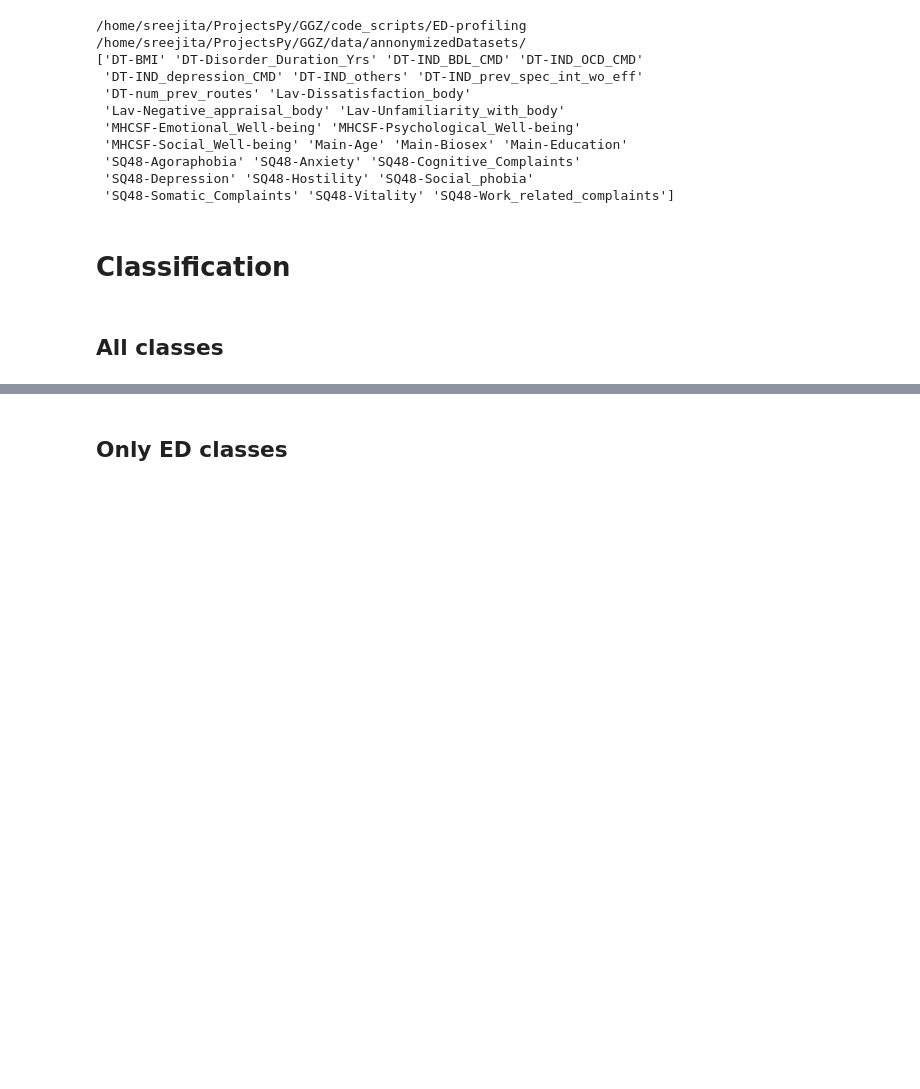
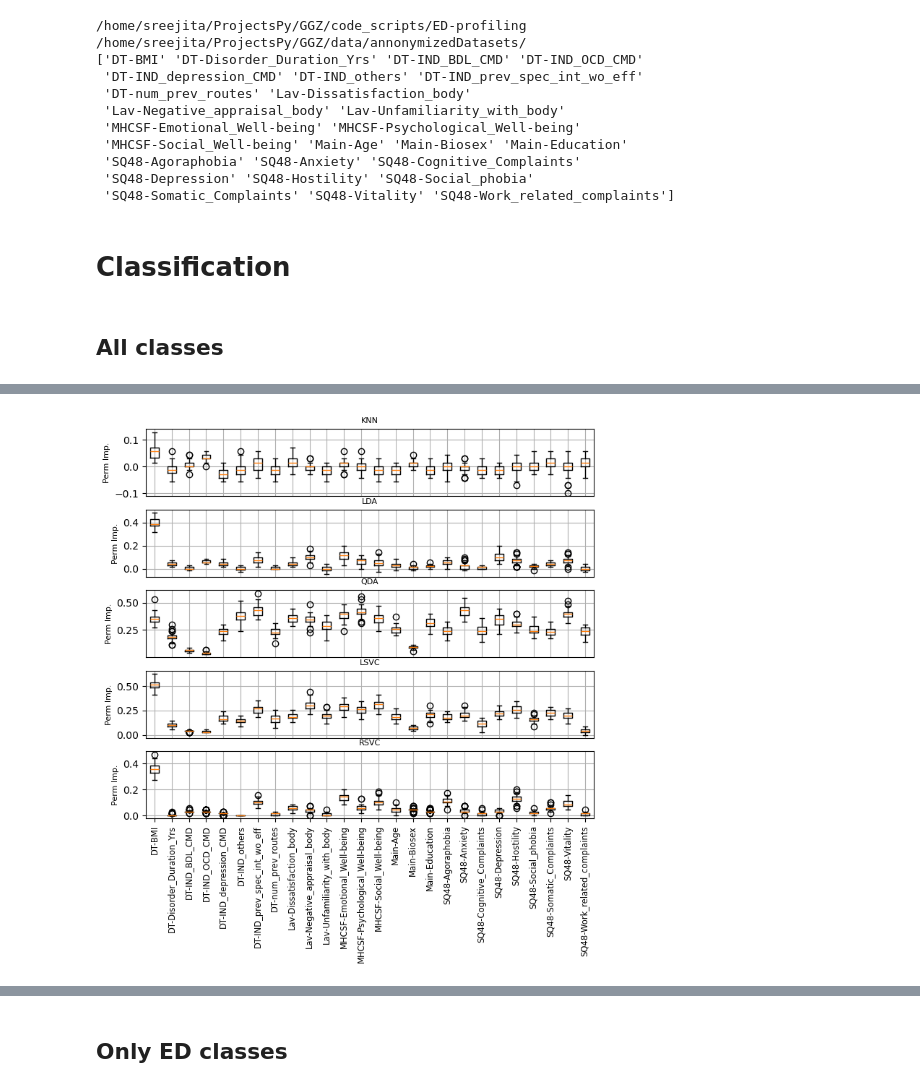
Before and after one commit to SrGh31/ED-profiling, a Jupyter notebook: Prediction_EDTypes_Severity.ipynb, the cells around one changed output, grey strips where cells are left out. Saved outputs shown, nothing was run; the diff lists cells and outputs as text; code cells hidden in the pictures; blank space fills up the shorter version.

Commit message:
Fig folders reordered, first batch of feature importance figures pushed

```diff
--- a/Prediction_EDTypes_Severity.ipynb
+++ b/Prediction_EDTypes_Severity.ipynb
@@ -165,0 +200,23 @@ RF-Test
+# %%
+fig1,ax1=plt.subplots(len(use_permutation_imp),1, figsize=(8,7), sharex=True)
+idx=0
+for key, clf in pipeClassifiers.items():
+    if key in use_permutation_imp:
+        ax1[idx].boxplot(fimp_all[key]['All'].T)
+        ax1[idx].set_title(key, fontsize=8)
+        ax1[idx].set_ylabel('Perm Imp.', fontsize=8)
+        ax1[idx].grid()
+        if idx<len(use_permutation_imp)-1:
+            ax1[idx].set_xticks([])
+            ax1[idx].set_xticklabels([])
+            ax1[idx].tick_params(bottom=False)
+            idx+=1
+        else:
+            ax1[idx].set_xticks(list(range(1,num_features+1)))
+            ax1[idx].set_xticklabels(df_train_adapted.columns, rotation=90, fontsize=7, size='small')
+fig1.savefig('figs/PDFs/classification/C5_PermImp_%s.pdf'%dataset_type, bbox_inches='tight', transparent=False,
+               pad_inches=0.01)
+fig1.savefig('figs/PNGs/classification/C5_PermImp_%s.png'%dataset_type, bbox_inches='tight', transparent=True,
+               pad_inches=0.01)
+# %% [output]
+[figure, added]
```
Also changed, not shown: parts of 6 cells of this notebook, 32 other files.
